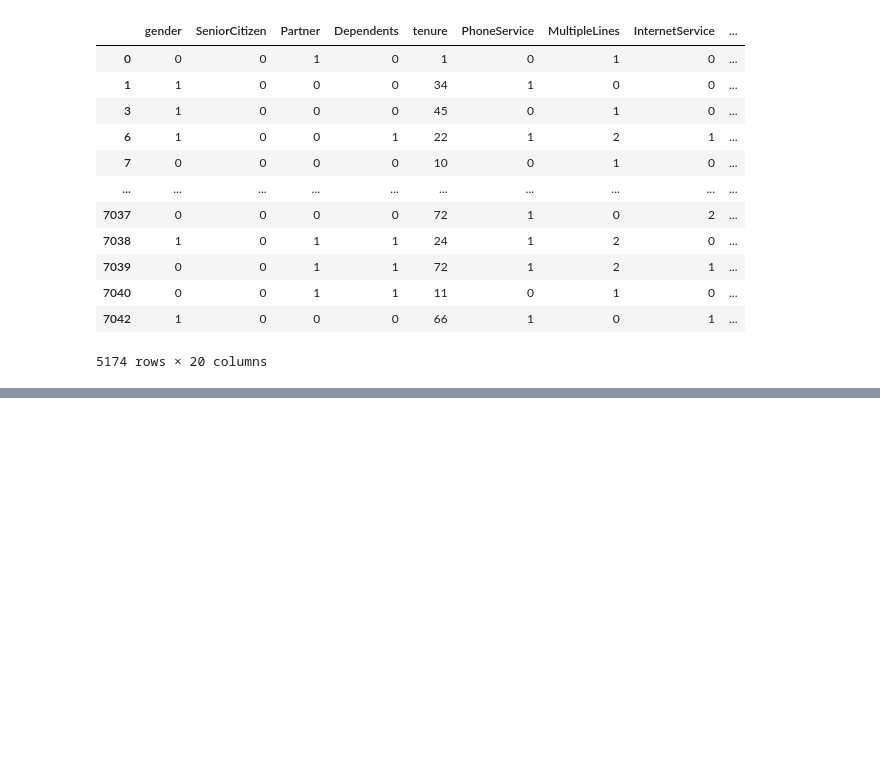
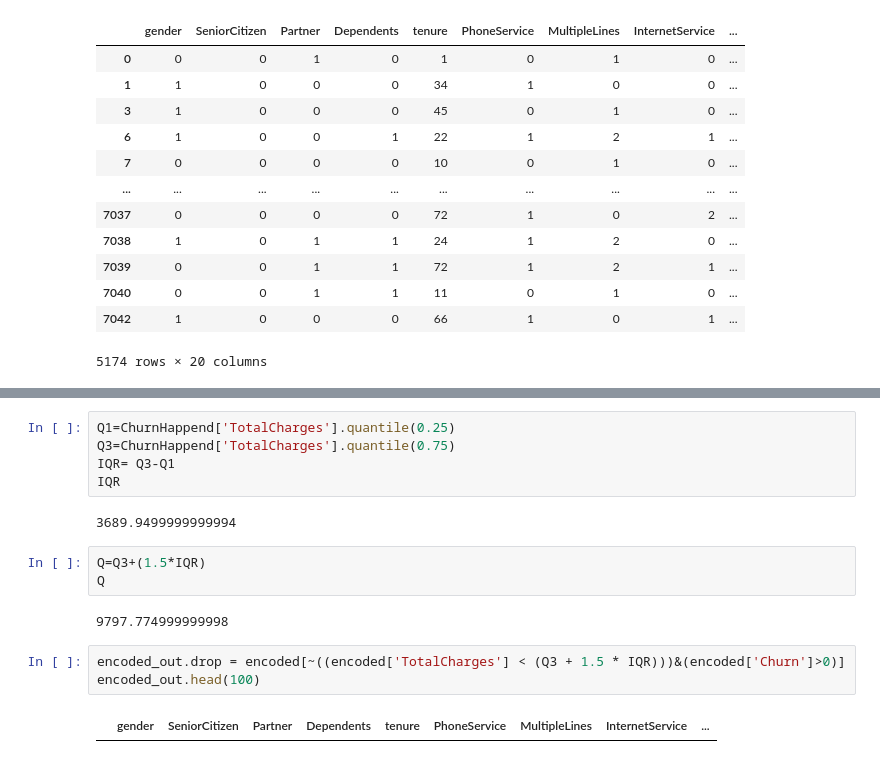
Before and after one commit to goksuturac/AnalysisCustomerLoss, a Jupyter notebook: machine_learning.ipynb, the cells around one changed output, grey strips where cells are left out. Drawn from its saved outputs; the diff is of its cells as text; blank space fills up the shorter version.

```diff
--- a/machine_learning.ipynb
+++ b/machine_learning.ipynb
@@ -266,0 +305,17 @@ ChurnHappend
+# %%
+Q1=ChurnHappend['TotalCharges'].quantile(0.25)
+Q3=ChurnHappend['TotalCharges'].quantile(0.75)
+IQR= Q3-Q1
+IQR
+# %% [output]
+3689.9499999999994
+# %%
+Q=Q3+(1.5*IQR)
+Q
+# %% [output]
+9797.774999999998
+# %%
+encoded_out.drop = encoded[~((encoded['TotalCharges'] < (Q3 + 1.5 * IQR)))&(encoded['Churn']>0)]
+encoded_out.head(100)
+# %% [output]
+|  | gender | SeniorCitizen | Partner | Dependents | tenure | PhoneService | MultipleLines | InternetService | ... |
```
Also changed, not shown: parts of 8 cells of this notebook.
